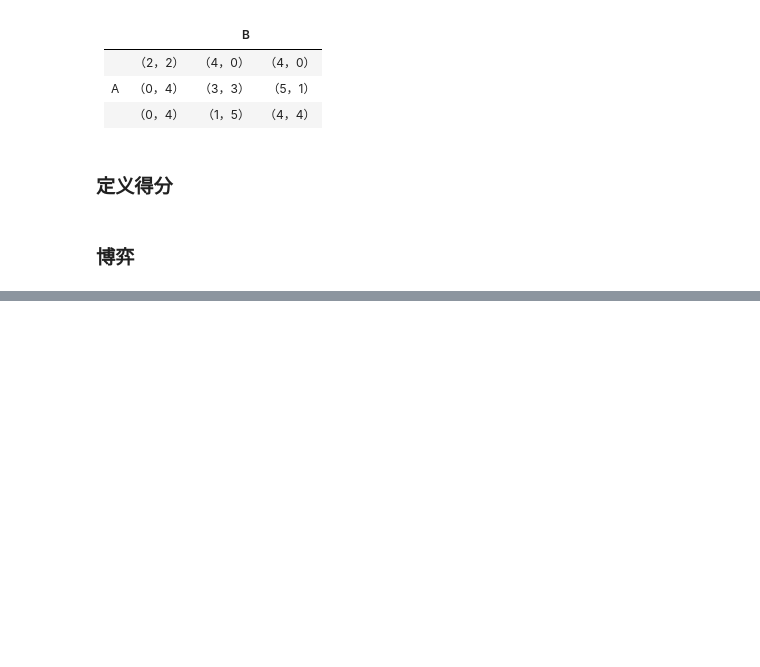
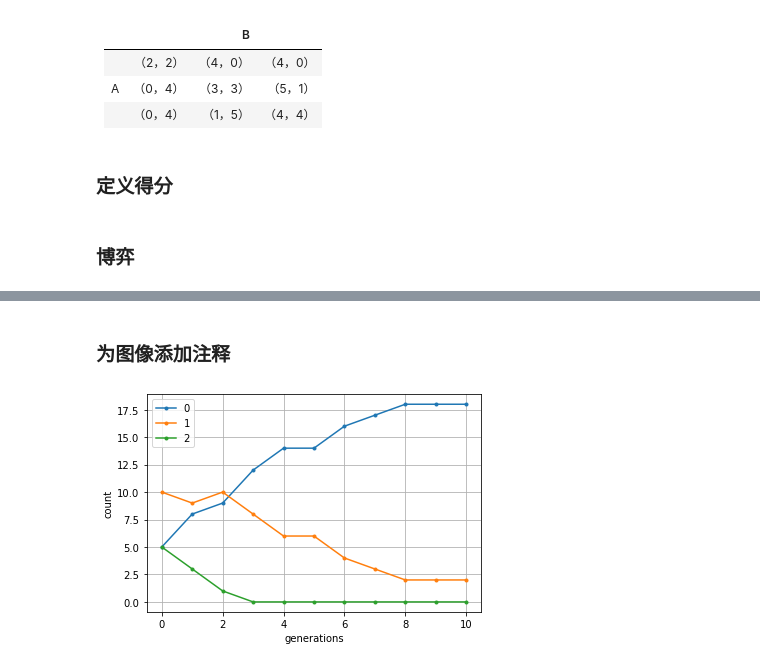
Before and after one commit to ZZh2333/IntelligentBigDataAnalysisAndDecisionMaking, a Jupyter notebook: homework-21-3-23/homework(1).ipynb, the cells around one changed output, grey strips where cells are left out. Cells and saved outputs as stored; diff of their text form; code cells hidden in the pictures; blank space fills up the shorter version.

```diff
--- a/homework-21-3-23/homework(1).ipynb
+++ b/homework-21-3-23/homework(1).ipynb
@@ -168,0 +183,34 @@ if __name__ == '__main__':
+# %% [markdown]
+### 为图像添加注释
+# %%
+if __name__ == '__main__':
+#     定义迭代次数
+    generations = 11
+#     定义游戏类型
+    game = td
+#     定义每一代游戏的选择次数
+    count = 20
+
+    history = evolve(game,count,generations)
+    num = game[0].shape[0]
+    num_pic = zeroArray(generations,num)
+    for i in range(generations):
+        for j in history[i]:
+            num_pic[i][j] += 1
+    plt.xlabel("generations")
+    plt.ylabel("count")
+#     plt.plot(num_pic,marker=".")
+    num_count = zeroArray(num,generations)
+    for i in range(generations):
+        for j in range(num):
+            num_count[j][i] = num_pic[i][j]
+#     plt.plot(num_count[0],label='0')
+#     plt.plot(num_count[1],label='1')
+#     plt.plot(num_count[2],label='2')
+    for i in range(num):
+        plt.plot(num_count[i],marker='.',label=i)
+    plt.legend()
+    plt.grid()
+    plt.show()
+# %% [output]
+[figure, added]
```
Also changed, not shown: parts of 13 cells of this notebook.
